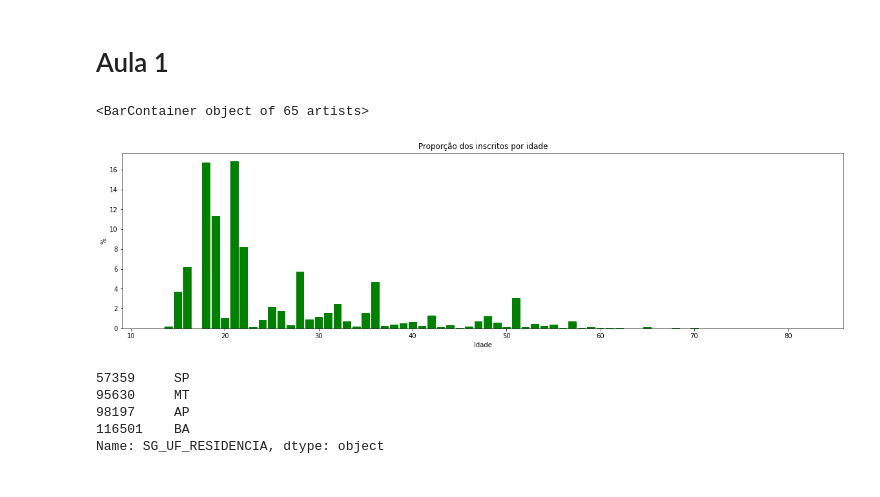
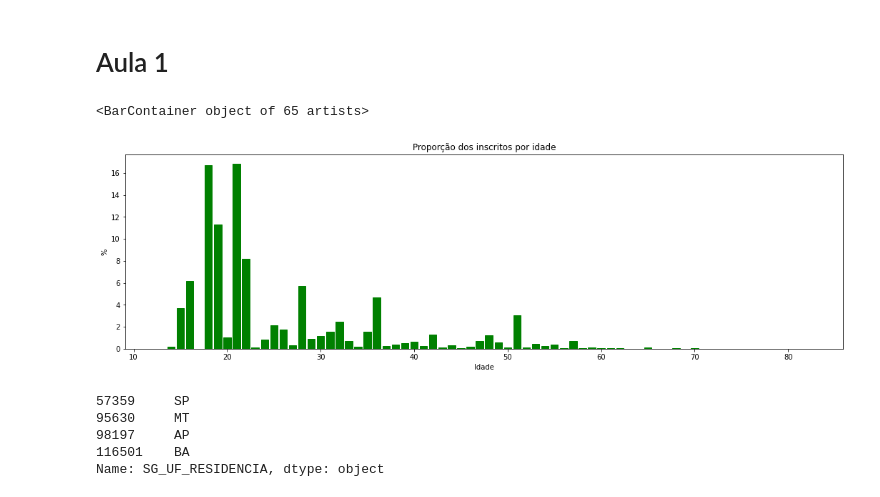
Before and after one commit to makarioszen/imersao-dados-2-2020, a Jupyter notebook: alura_imersao_dados_2_desafios.ipynb, the cells around one changed output. Cells and saved outputs as stored; diff of their text form; code cells hidden in the pictures.

```diff
--- a/alura_imersao_dados_2_desafios.ipynb
+++ b/alura_imersao_dados_2_desafios.ipynb
@@ -11,21 +14,20 @@ df = pd.read_csv(source)
 # Aula 1
 # %%
 #Desafio 01: Proporção dos inscritos por idade.
-import matplotlib.pyplot as plt
 age_counts = df['NU_IDADE'].value_counts()
 number_of_rows = len(df.index)
 age_percents = (age_counts/number_of_rows)*100
 age_percents_by_index = age_percents.sort_index()
 
 label = df['NU_IDADE'].unique()
-plt.figure(figsize = (20, 5))
+plt.figure(figsize = (18, 5))
 plt.title('Proporção dos inscritos por idade')
 plt.ylabel("%")
 plt.xlabel("Idade")
 plt.bar(label, age_percents_by_index, color = 'g', ec = 'g')
 # %% [output]
 <BarContainer object of 65 artists>
-[figure, old version]
+[figure, new version]
 # %%
 # Desafio 02: Descobrir de quais estados são os inscritos com 13 anos.
 states = df.query("NU_IDADE == 13")["SG_UF_RESIDENCIA"]
```
Also changed, not shown: parts of 10 cells of this notebook.
